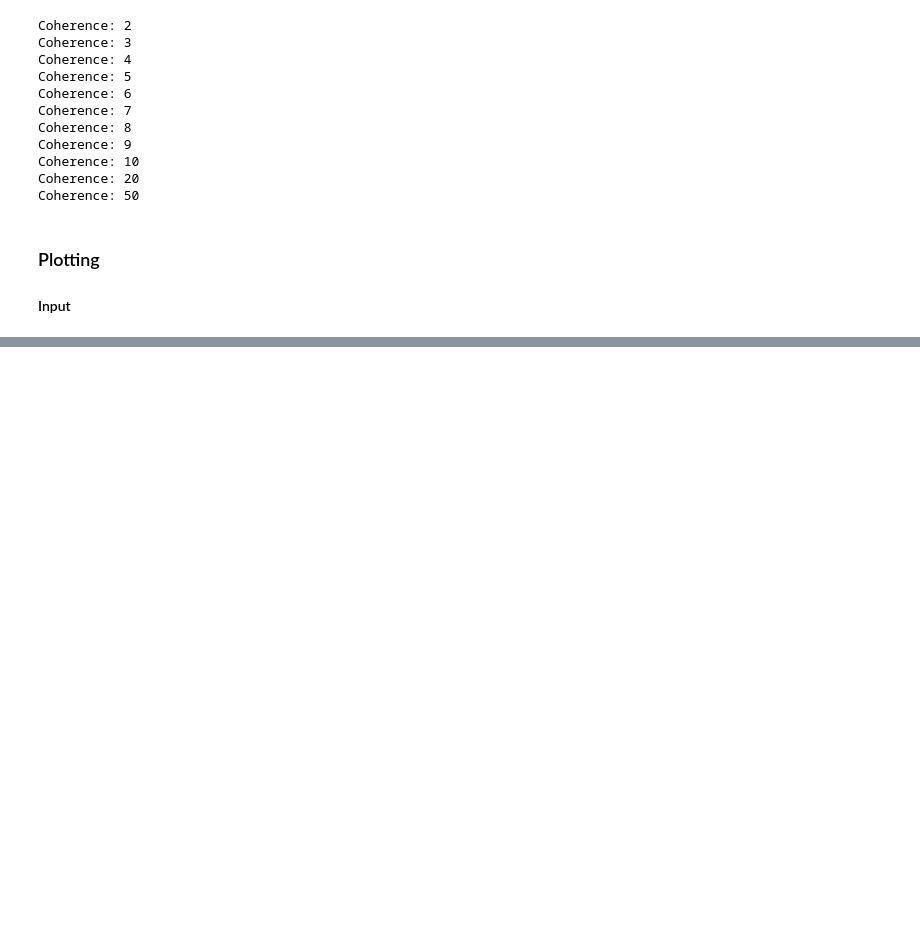
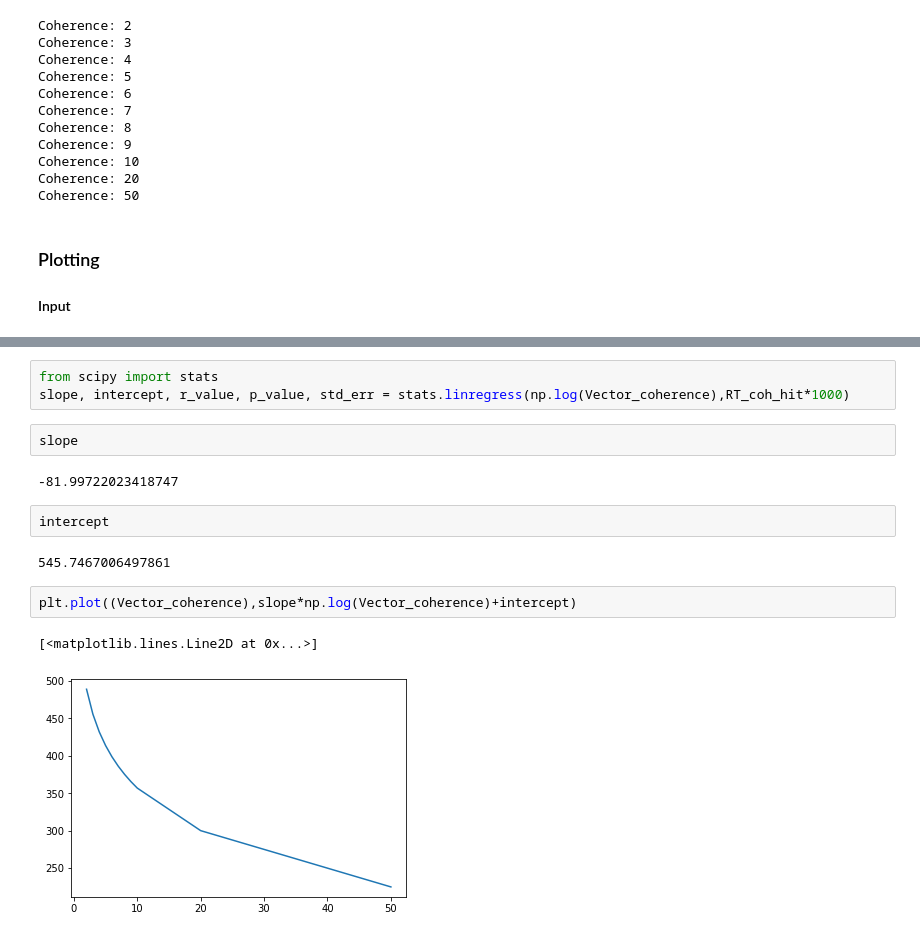
Before and after one commit to john-s-butler-dit/Decision-Making-Models, a Jupyter notebook: A Network Mechanism of Perceptual Decision Time-Vector Form.ipynb, the cells around one changed output, grey strips where cells are left out. Cells and saved outputs as stored; diff of their text form; blank space fills up the shorter version.

```diff
--- a/A Network Mechanism of Perceptual Decision Time-Vector Form.ipynb
+++ b/A Network Mechanism of Perceptual Decision Time-Vector Form.ipynb
@@ -298,0 +290,16 @@ plt.show()
+# %%
+from scipy import stats
+slope, intercept, r_value, p_value, std_err = stats.linregress(np.log(Vector_coherence),RT_coh_hit*1000)
+# %%
+slope
+# %% [output]
+-81.99722023418747
+# %%
+intercept
+# %% [output]
+545.7467006497861
+# %%
+plt.plot((Vector_coherence),slope*np.log(Vector_coherence)+intercept)
+# %% [output]
+[<matplotlib.lines.Line2D at 0x...>]
+[figure, added]
```
Also changed, not shown: parts of 10 cells of this notebook, 4 other files.
